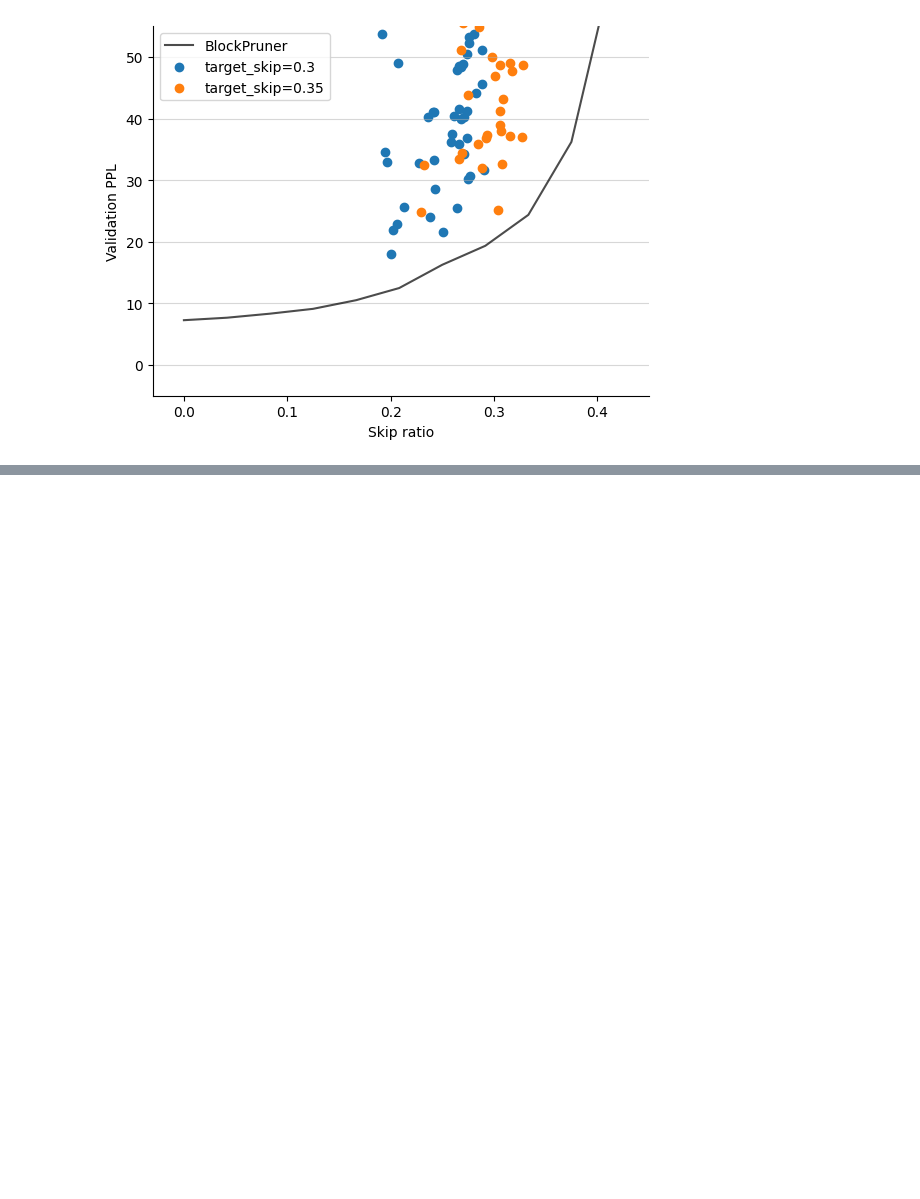
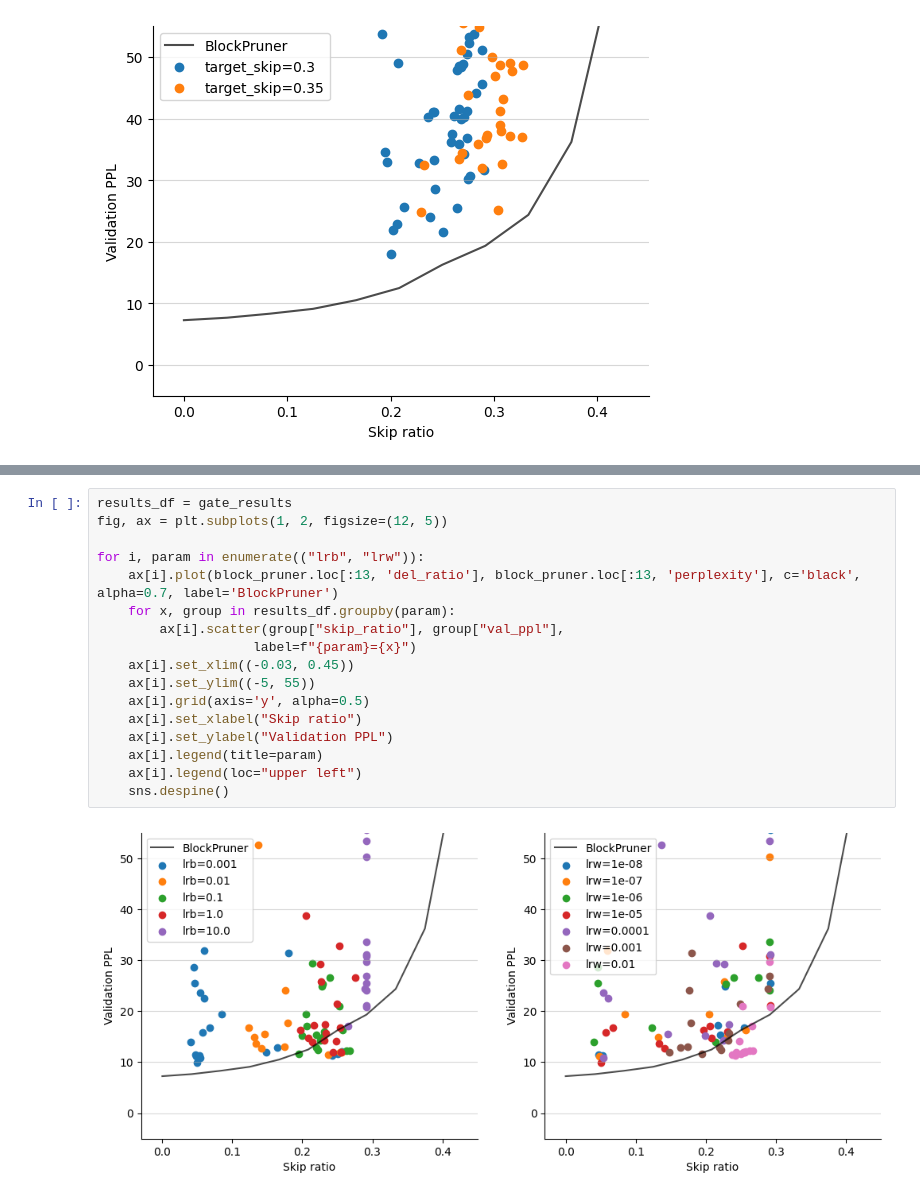
Before and after one commit to chutnakova5/Adaptive-layer-skipping, a Jupyter notebook: results.ipynb, the cells around one changed output, grey strips where cells are left out. Drawn from its saved outputs; the diff is of its cells as text; blank space fills up the shorter version.

```diff
--- a/results.ipynb
+++ b/results.ipynb
@@ -385,0 +458,19 @@ plt.show()
+# %%
+results_df = gate_results
+fig, ax = plt.subplots(1, 2, figsize=(12, 5))
+
+for i, param in enumerate(("lrb", "lrw")):
+    ax[i].plot(block_pruner.loc[:13, 'del_ratio'], block_pruner.loc[:13, 'perplexity'], c='black', alpha=0.7, label='BlockPruner')
+    for x, group in results_df.groupby(param):
+        ax[i].scatter(group["skip_ratio"], group["val_ppl"],
+                    label=f"{param}={x}")
+    ax[i].set_xlim((-0.03, 0.45))
+    ax[i].set_ylim((-5, 55))
+    ax[i].grid(axis='y', alpha=0.5)
+    ax[i].set_xlabel("Skip ratio")
+    ax[i].set_ylabel("Validation PPL")
+    ax[i].legend(title=param)
+    ax[i].legend(loc="upper left")
+    sns.despine()
+# %% [output]
+[figure, added]
```
Also changed, not shown: parts of 4 cells of this notebook, 2 other files.
